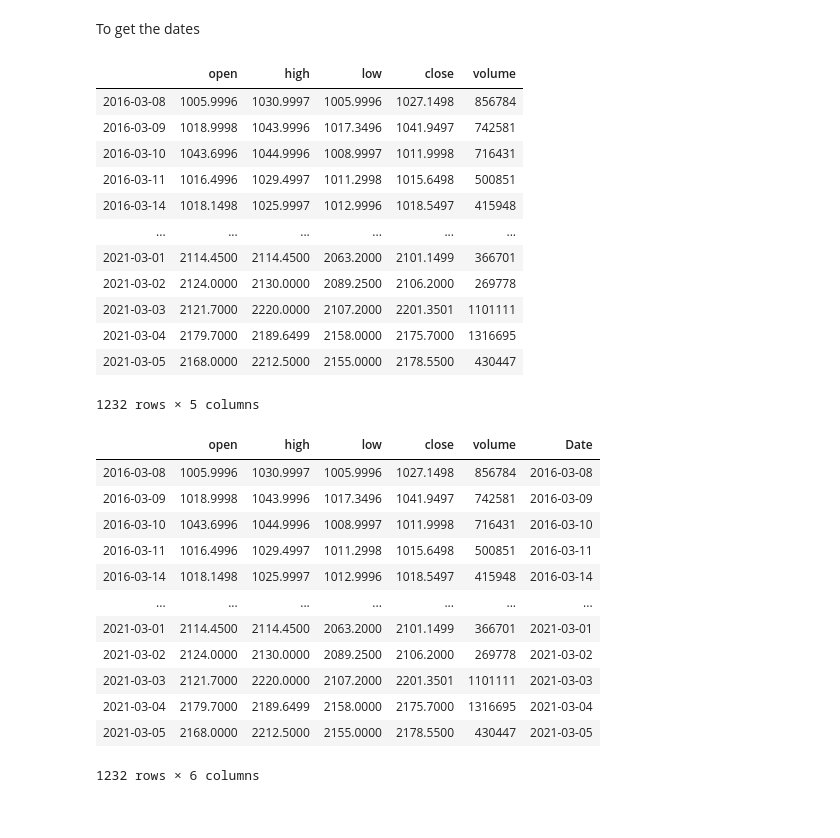
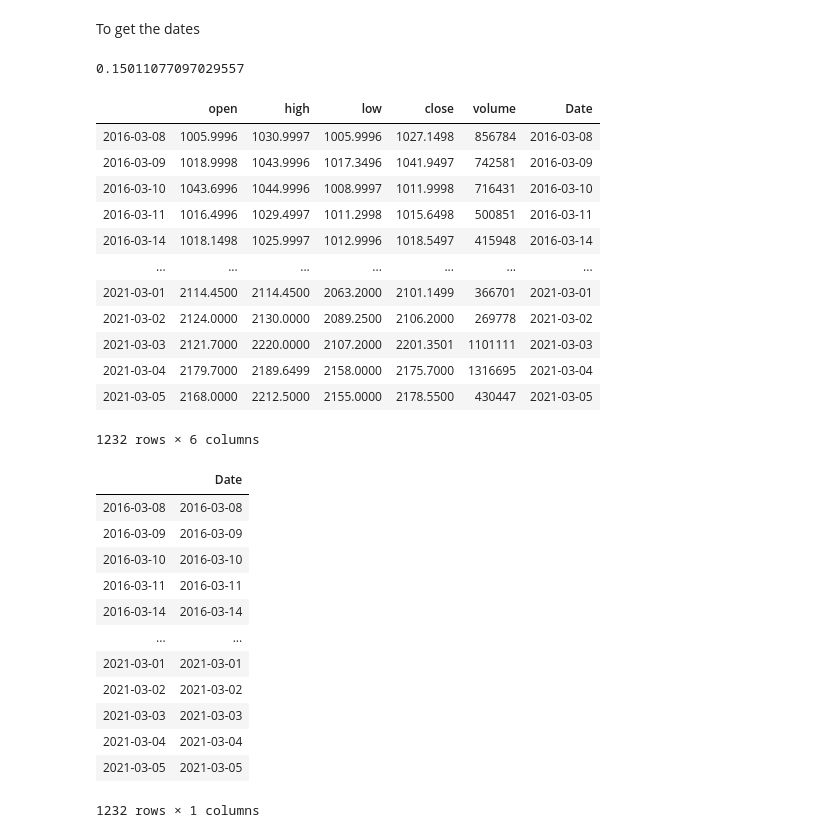
Before and after one commit to rohithandique/ACM-Index-Fund-Project, a Jupyter notebook: Index Fund Value Calculation.ipynb, the cells around one changed output. Saved outputs shown, nothing was run; the diff lists cells and outputs as text; code cells hidden in the pictures.

```diff
--- a/Index Fund Value Calculation.ipynb
+++ b/Index Fund Value Calculation.ipynb
@@ -404,36 +435,27 @@ plt.plot(y_val)
 # %% [markdown]
 To get the dates
+# %%
+cagr = ((y_val[len(y_val)-1]/y_val[0])**(0.2))-1
+cagr
+# %% [output]
+0.15011077097029557
 # %%
 stocks = web.DataReader("BSE:RELIANCE", "av-daily", start=start_date, end=date(2021, 3, 6), api_key=ALPHAVANTAGE_API_KEY)
+stocks["Date"]=stocks.index
+date_index = pd.DataFrame(stocks["Date"])
+date_index.to_csv("date_index.csv", index=False)
 stocks
 # %% [output]
-|  | open | high | low | close | volume |
-| 2016-03-08 | 1005.9996 | 1030.9997 | 1005.9996 | 1027.1498 | 856784 |
-| 2016-03-09 | 1018.9998 | 1043.9996 | 1017.3496 | 1041.9497 | 742581 |
-| 2016-03-10 | 1043.6996 | 1044.9996 | 1008.9997 | 1011.9998 | 716431 |
-| 2016-03-11 | 1016.4996 | 1029.4997 | 1011.2998 | 1015.6498 | 500851 |
-| 2016-03-14 | 1018.1498 | 1025.9997 | 1012.9996 | 1018.5497 | 415948 |
-| ... | ... | ... | ... | ... | ... |
-| 2021-03-01 | 2114.4500 | 2114.4500 | 2063.2000 | 2101.1499 | 366701 |
-| 2021-03-02 | 2124.0000 | 2130.0000 | 2089.2500 | 2106.2000 | 269778 |
-| 2021-03-03 | 2121.7000 | 2220.0000 | 2107.2000 | 2201.3501 | 1101111 |
-| 2021-03-04 | 2179.7000 | 2189.6499 | 2158.0000 | 2175.7000 | 1316695 |
-| 2021-03-05 | 2168.0000 | 2212.5000 | 2155.0000 | 2178.5500 | 430447 |
+|  | open | high | low | close | volume | Date |
+| 2016-03-08 | 1005.9996 | 1030.9997 | 1005.9996 | 1027.1498 | 856784 | 2016-03-08 |
+| 2016-03-09 | 1018.9998 | 1043.9996 | 1017.3496 | 1041.9497 | 742581 | 2016-03-09 |
+| 2016-03-10 | 1043.6996 | 1044.9996 | 1008.9997 | 1011.9998 | 716431 | 2016-03-10 |
+| 2016-03-11 | 1016.4996 | 1029.4997 | 1011.2998 | 1015.6498 | 500851 | 2016-03-11 |
+| 2016-03-14 | 1018.1498 | 1025.9997 | 1012.9996 | 1018.5497 | 415948 | 2016-03-14 |
+| ... | ... | ... | ... | ... | ... | ... |
+| 2021-03-01 | 2114.4500 | 2114.4500 | 2063.2000 | 2101.1499 | 366701 | 2021-03-01 |
+| 2021-03-02 | 2124.0000 | 2130.0000 | 2089.2500 | 2106.2000 | 269778 | 2021-03-02 |
+| 2021-03-03 | 2121.7000 | 2220.0000 | 2107.2000 | 2201.3501 | 1101111 | 2021-03-03 |
+| 2021-03-04 | 2179.7000 | 2189.6499 | 2158.0000 | 2175.7000 | 1316695 | 2021-03-04 |
+| 2021-03-05 | 2168.0000 | 2212.5000 | 2155.0000 | 2178.5500 | 430447 | 2021-03-05 |
-1232 rows × 5 columns
+1232 rows × 6 columns
-# %%
-stocks["Date"]=stocks.index
-stocks
-# %% [output]
-|  | open | high | low | close | volume | Date |
-| 2016-03-08 | 1005.9996 | 1030.9997 | 1005.9996 | 1027.1498 | 856784 | 2016-03-08 |
-| 2016-03-09 | 1018.9998 | 1043.9996 | 1017.3496 | 1041.9497 | 742581 | 2016-03-09 |
-| 2016-03-10 | 1043.6996 | 1044.9996 | 1008.9997 | 1011.9998 | 716431 | 2016-03-10 |
-| 2016-03-11 | 1016.4996 | 1029.4997 | 1011.2998 | 1015.6498 | 500851 | 2016-03-11 |
-| 2016-03-14 | 1018.1498 | 1025.9997 | 1012.9996 | 1018.5497 | 415948 | 2016-03-14 |
-| ... | ... | ... | ... | ... | ... | ... |
-| 2021-03-01 | 2114.4500 | 2114.4500 | 2063.2000 | 2101.1499 | 366701 | 2021-03-01 |
-| 2021-03-02 | 2124.0000 | 2130.0000 | 2089.2500 | 2106.2000 | 269778 | 2021-03-02 |
-| 2021-03-03 | 2121.7000 | 2220.0000 | 2107.2000 | 2201.3501 | 1101111 | 2021-03-03 |
-| 2021-03-04 | 2179.7000 | 2189.6499 | 2158.0000 | 2175.7000 | 1316695 | 2021-03-04 |
-| 2021-03-05 | 2168.0000 | 2212.5000 | 2155.0000 | 2178.5500 | 430447 | 2021-03-05 |
-1232 rows × 6 columns
@@ -442,0 +462,16 @@ date_index.to_csv("date_index.csv", index=False)
+# %%
+date_index
+# %% [output]
+|  | Date |
+| 2016-03-08 | 2016-03-08 |
+| 2016-03-09 | 2016-03-09 |
+| 2016-03-10 | 2016-03-10 |
+| 2016-03-11 | 2016-03-11 |
+| 2016-03-14 | 2016-03-14 |
+| ... | ... |
+| 2021-03-01 | 2021-03-01 |
+| 2021-03-02 | 2021-03-02 |
+| 2021-03-03 | 2021-03-03 |
+| 2021-03-04 | 2021-03-04 |
+| 2021-03-05 | 2021-03-05 |
+1232 rows × 1 columns
```
Also changed, not shown: parts of 47 cells of this notebook, 9 other files.
